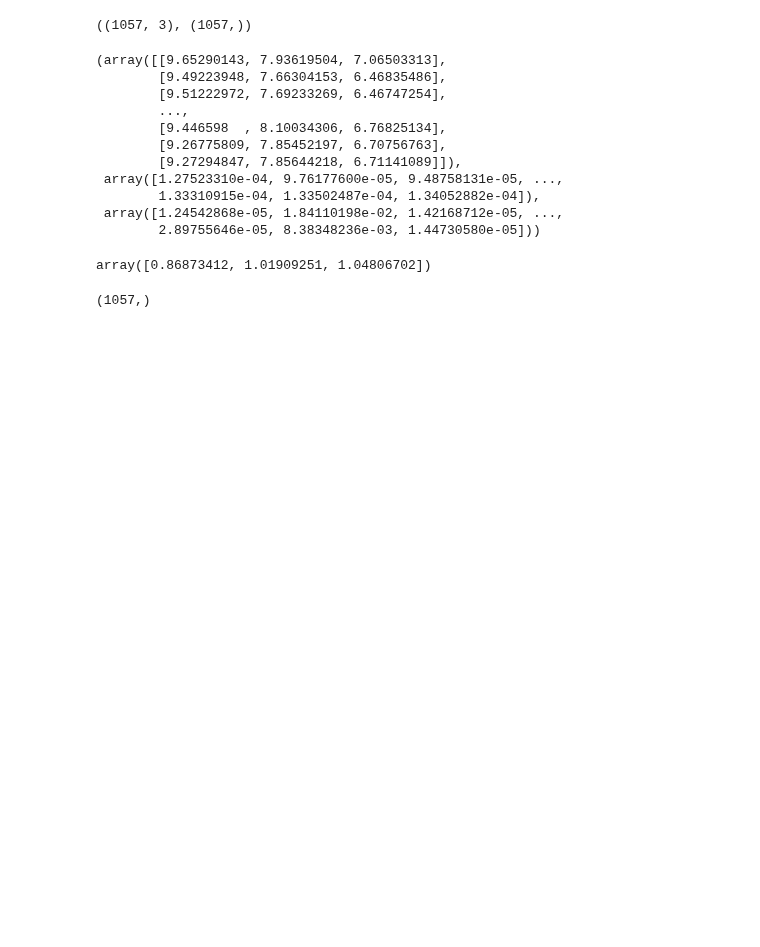
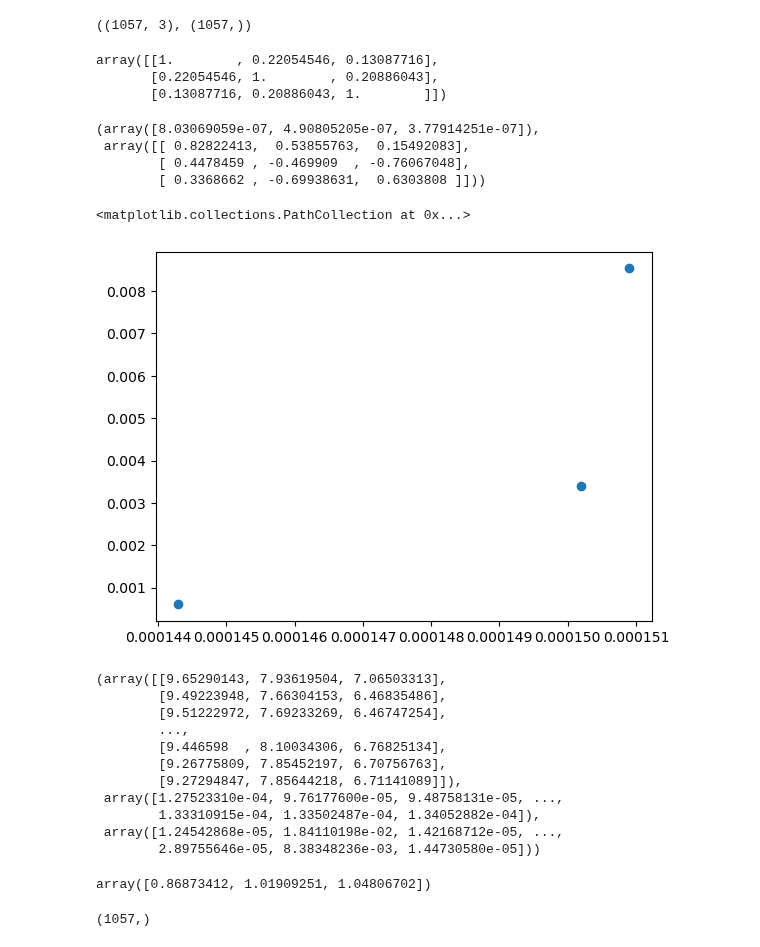
Before and after one commit to yubinhu/Venus-Exploration, a Jupyter notebook: New Data/new_data_processor.ipynb, the cells around one changed output. Saved outputs shown, nothing was run; the diff lists cells and outputs as text; code cells hidden in the pictures; blank space fills up the shorter version.

```diff
--- a/New Data/new_data_processor.ipynb
+++ b/New Data/new_data_processor.ipynb
@@ -68,6 +68,33 @@ y = np.array(run_data[["fcv1_i_mean"]]).squeeze()
 X.shape, y.shape
 # %% [output]
 ((1057, 3), (1057,))
+# %%
+x_scaler_dict = {
+        "inj_i_mean": 1 / (130-117),
+        "ext_i_mean": 1 / (110-97),
+        "mid_i_mean": 1 / (110-95)
+    }
+x_scalar = np.array([x_scaler_dict[s] for s in ["inj_i_mean", "ext_i_mean", "mid_i_mean"]])
+
+mat = np.array(run_data[["inj_i_std", "ext_i_std", "mid_i_std"]]) * x_scalar
+np.corrcoef(mat.T)
+# %% [output]
+array([[1.        , 0.22054546, 0.13087716],
+       [0.22054546, 1.        , 0.20886043],
+       [0.13087716, 0.20886043, 1.        ]])
+# %%
+np.linalg.eig(np.cov(mat.T))
+# %% [output]
+(array([8.03069059e-07, 4.90805205e-07, 3.77914251e-07]),
+ array([[ 0.82822413,  0.53855763,  0.15492083],
+        [ 0.4478459 , -0.469909  , -0.76067048],
+        [ 0.3368662 , -0.69938631,  0.6303808 ]]))
+# %%
+import matplotlib.pyplot as plt
+plt.scatter(mat[:,0], mat[:,1])
+# %% [output]
+<matplotlib.collections.PathCollection at 0x...>
+[figure, added]
 # %%
 # full script for loadXy
 def loadXy(data_dir, run_idx="1", xcolumns=["inj_i_mean", "ext_i_mean", "mid_i_mean"], ycolumns=["fcv1_i_mean"]):
```
Also changed, not shown: 7 other files.
